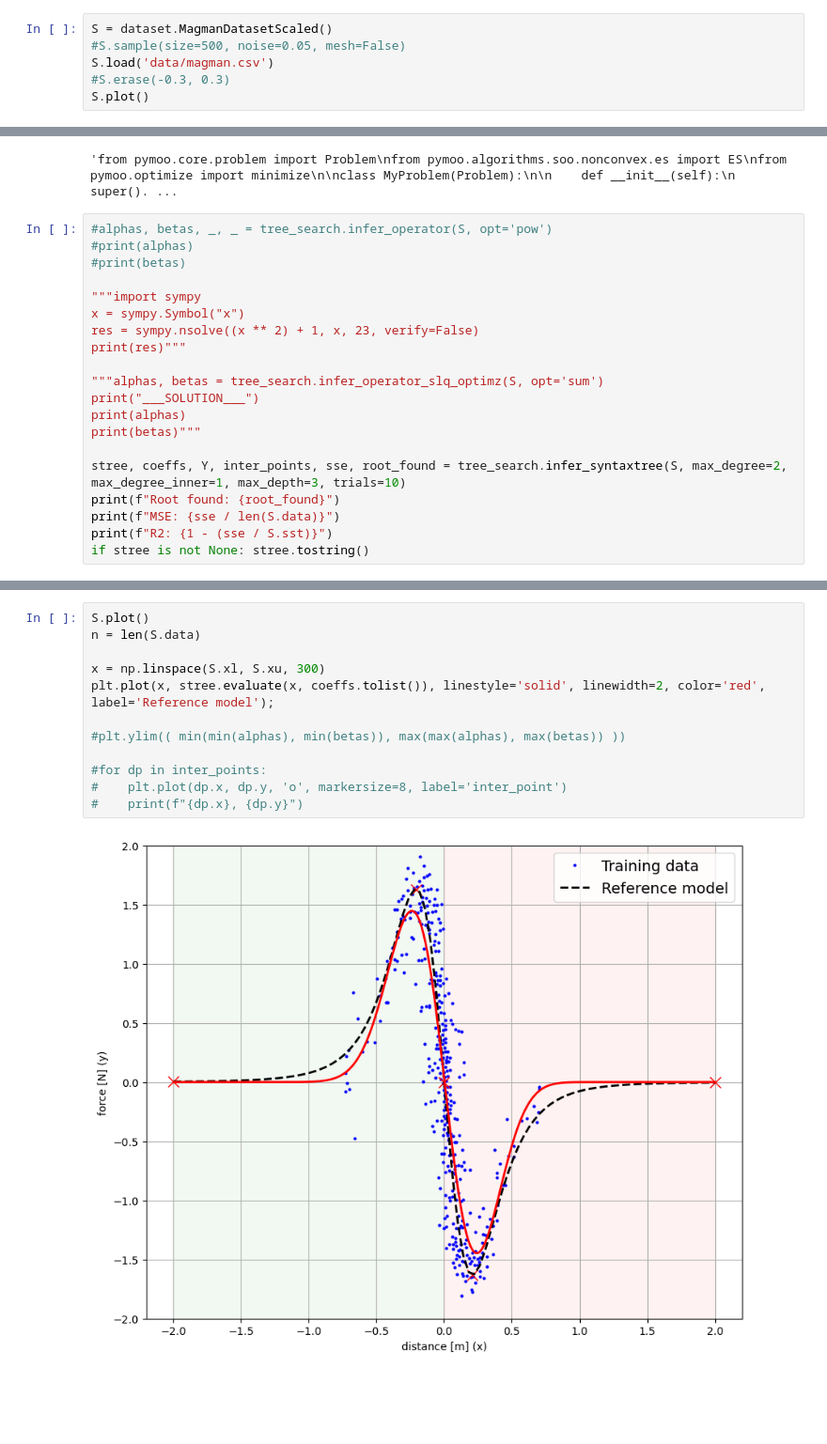
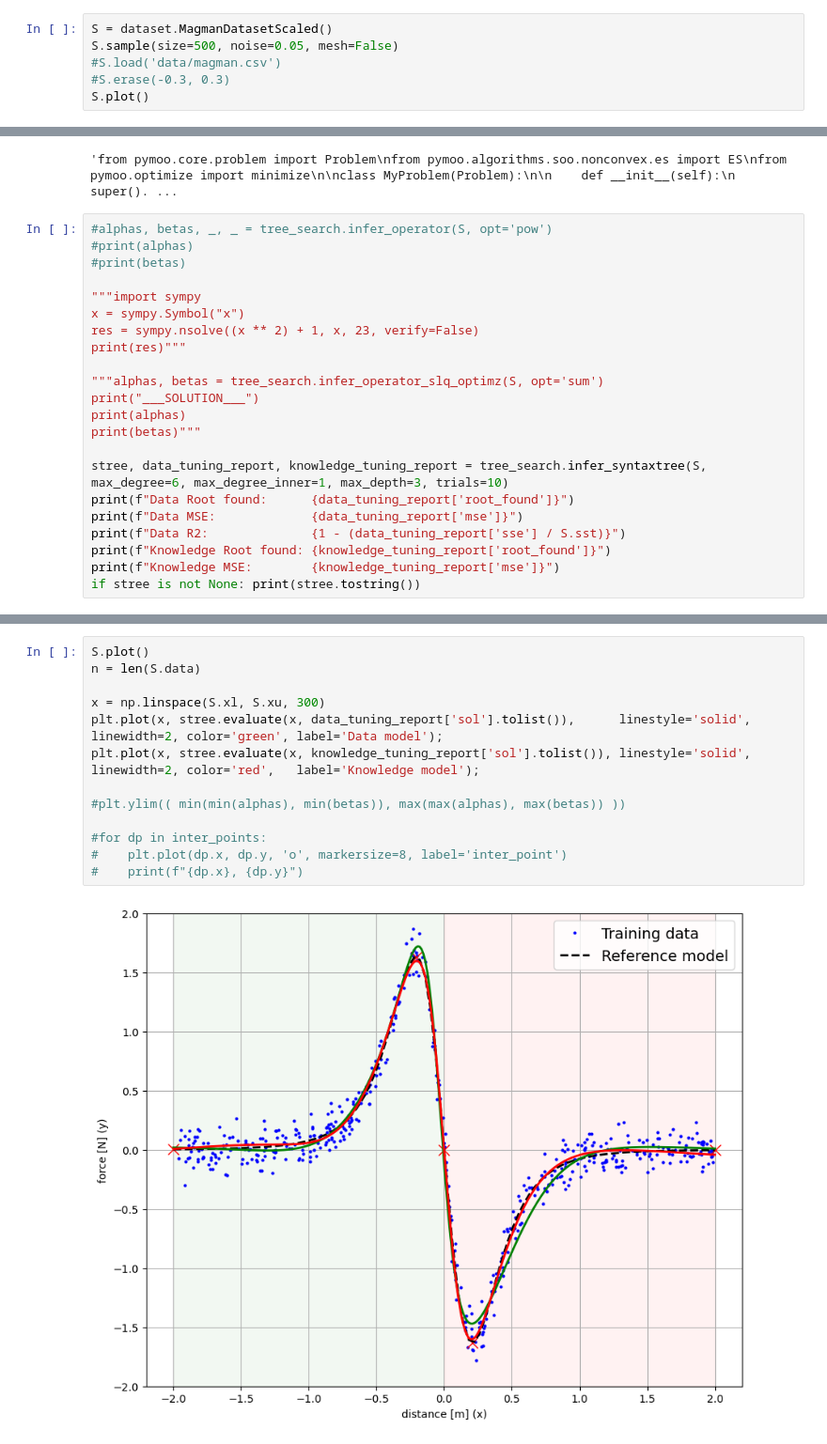
Before and after one commit to AgostinoRizzo/genpro, a Jupyter notebook: tree-search.ipynb, the cells around one changed output, grey strips where cells are left out. Shown at 94% size. Cells and saved outputs as stored; diff of their text form; blank space fills up the shorter version.

Commit message:
Add knowledge (point) fitting in tree search.

```diff
--- a/tree-search.ipynb
+++ b/tree-search.ipynb
@@ -7,8 +7,8 @@ import sympy
 sympy.init_printing()
 # %%
 S = dataset.MagmanDatasetScaled()
-#S.sample(size=500, noise=0.05, mesh=False)
-S.load('data/magman.csv')
+S.sample(size=500, noise=0.05, mesh=False)
+#S.load('data/magman.csv')
 #S.erase(-0.3, 0.3)
 S.plot()
 # %% [output]
@@ -66,9 +66,11 @@ print("___SOLUTION___")
 print(alphas)
 print(betas)"""
 
-stree, coeffs, Y, inter_points, sse, root_found = tree_search.infer_syntaxtree(S, max_degree=2, max_degree_inner=1, max_depth=3, trials=10)
-print(f"Root found: {root_found}")
-print(f"MSE: {sse / len(S.data)}")
-print(f"R2: {1 - (sse / S.sst)}")
-if stree is not None: stree.tostring()
+stree, data_tuning_report, knowledge_tuning_report = tree_search.infer_syntaxtree(S, max_degree=6, max_degree_inner=1, max_depth=3, trials=10)
+print(f"Data Root found:      {data_tuning_report['root_found']}")
+print(f"Data MSE:             {data_tuning_report['mse']}")
+print(f"Data R2:              {1 - (data_tuning_report['sse'] / S.sst)}")
+print(f"Knowledge Root found: {knowledge_tuning_report['root_found']}")
+print(f"Knowledge MSE:        {knowledge_tuning_report['mse']}")
+if stree is not None: print(stree.tostring())
 # %% [output]
@@ -85,14 +91,15 @@ sympy.parse_expr(stree.tostring(), evaluate=False)
 # %%
 S.plot()
 n = len(S.data)
 
 x = np.linspace(S.xl, S.xu, 300)
-plt.plot(x, stree.evaluate(x, coeffs.tolist()), linestyle='solid', linewidth=2, color='red', label='Reference model');
+plt.plot(x, stree.evaluate(x, data_tuning_report['sol'].tolist()),      linestyle='solid', linewidth=2, color='green', label='Data model');
+plt.plot(x, stree.evaluate(x, knowledge_tuning_report['sol'].tolist()), linestyle='solid', linewidth=2, color='red',   label='Knowledge model');
 
 #plt.ylim(( min(min(alphas), min(betas)), max(max(alphas), max(betas)) ))
 
 #for dp in inter_points:
 #    plt.plot(dp.x, dp.y, 'o', markersize=8, label='inter_point')
 #    print(f"{dp.x}, {dp.y}")
 # %% [output]
-[figure, old version]
+[figure, new version]
```
Also changed, not shown: parts of 3 cells of this notebook, 1 other file.
